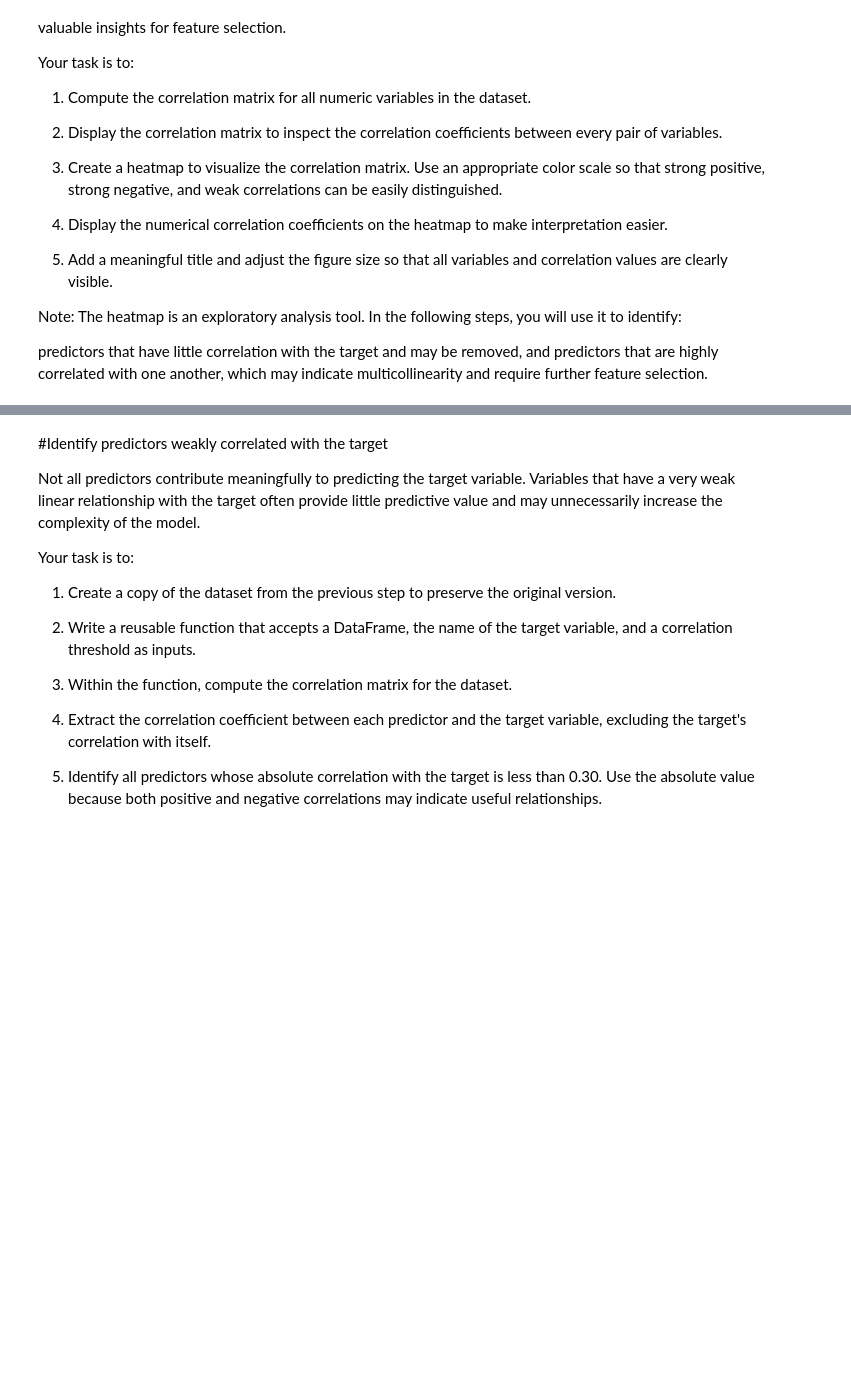
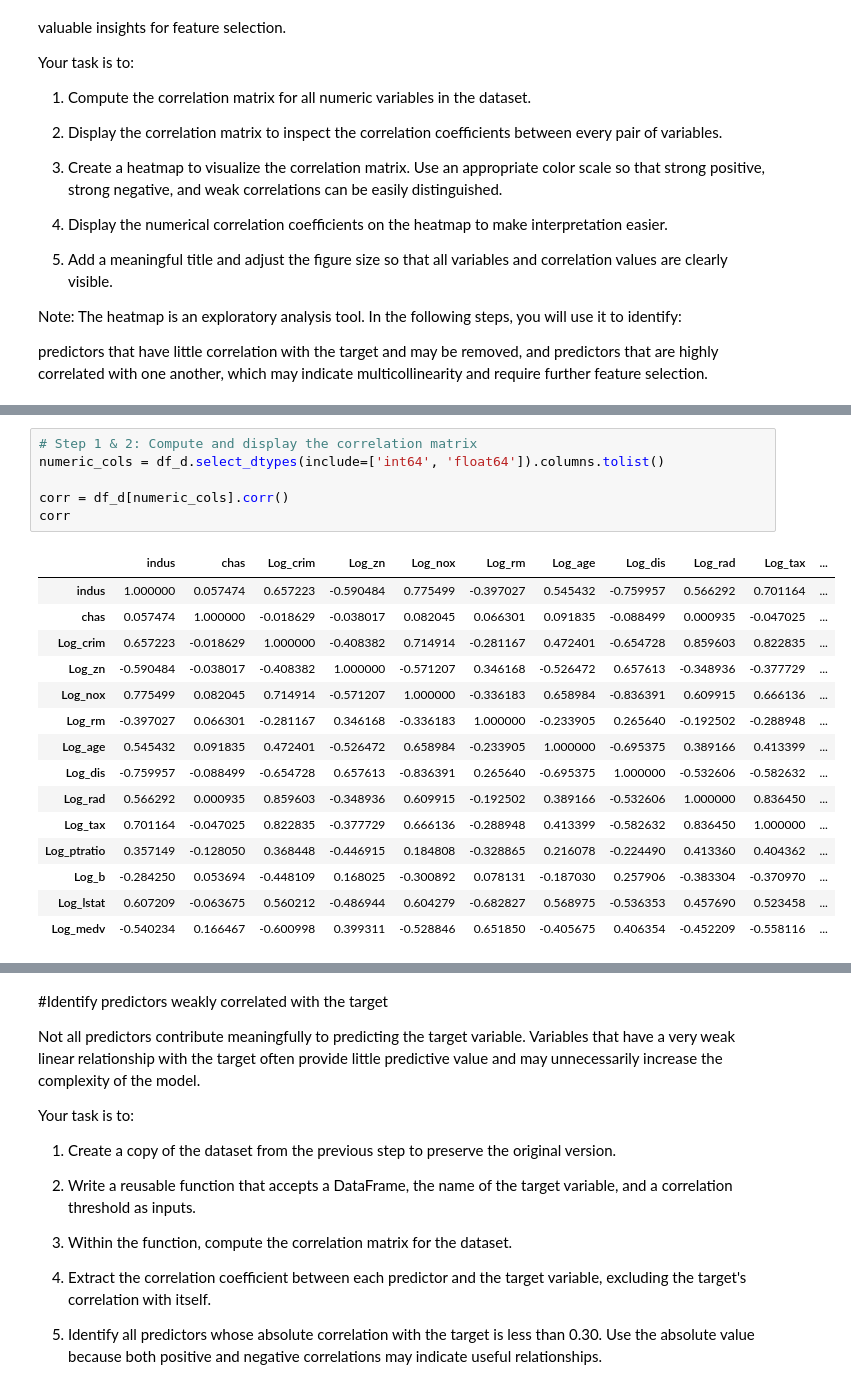
Before and after one commit to JoseAlberto88/Predictive-Analytics-, a Jupyter notebook: DAMO510_Module_03_in_Class_Activity_StarterCode.ipynb, the cells around one changed output, grey strips where cells are left out. Saved outputs shown, nothing was run; the diff lists cells and outputs as text; blank space fills up the shorter version.

```diff
--- a/DAMO510_Module_03_in_Class_Activity_StarterCode.ipynb
+++ b/DAMO510_Module_03_in_Class_Activity_StarterCode.ipynb
@@ -741,0 +779,22 @@ predictors that have little correlation with the target and may be removed, and
+# %%
+# Step 1 & 2: Compute and display the correlation matrix
+numeric_cols = df_d.select_dtypes(include=['int64', 'float64']).columns.tolist()
+
+corr = df_d[numeric_cols].corr()
+corr
+# %% [output]
+|  | indus | chas | Log_crim | Log_zn | Log_nox | Log_rm | Log_age | Log_dis | Log_rad | Log_tax | ... |
+| indus | 1.000000 | 0.057474 | 0.657223 | -0.590484 | 0.775499 | -0.397027 | 0.545432 | -0.759957 | 0.566292 | 0.701164 | ... |
+| chas | 0.057474 | 1.000000 | -0.018629 | -0.038017 | 0.082045 | 0.066301 | 0.091835 | -0.088499 | 0.000935 | -0.047025 | ... |
+| Log_crim | 0.657223 | -0.018629 | 1.000000 | -0.408382 | 0.714914 | -0.281167 | 0.472401 | -0.654728 | 0.859603 | 0.822835 | ... |
+| Log_zn | -0.590484 | -0.038017 | -0.408382 | 1.000000 | -0.571207 | 0.346168 | -0.526472 | 0.657613 | -0.348936 | -0.377729 | ... |
+| Log_nox | 0.775499 | 0.082045 | 0.714914 | -0.571207 | 1.000000 | -0.336183 | 0.658984 | -0.836391 | 0.609915 | 0.666136 | ... |
+| Log_rm | -0.397027 | 0.066301 | -0.281167 | 0.346168 | -0.336183 | 1.000000 | -0.233905 | 0.265640 | -0.192502 | -0.288948 | ... |
+| Log_age | 0.545432 | 0.091835 | 0.472401 | -0.526472 | 0.658984 | -0.233905 | 1.000000 | -0.695375 | 0.389166 | 0.413399 | ... |
+| Log_dis | -0.759957 | -0.088499 | -0.654728 | 0.657613 | -0.836391 | 0.265640 | -0.695375 | 1.000000 | -0.532606 | -0.582632 | ... |
+| Log_rad | 0.566292 | 0.000935 | 0.859603 | -0.348936 | 0.609915 | -0.192502 | 0.389166 | -0.532606 | 1.000000 | 0.836450 | ... |
+| Log_tax | 0.701164 | -0.047025 | 0.822835 | -0.377729 | 0.666136 | -0.288948 | 0.413399 | -0.582632 | 0.836450 | 1.000000 | ... |
+| Log_ptratio | 0.357149 | -0.128050 | 0.368448 | -0.446915 | 0.184808 | -0.328865 | 0.216078 | -0.224490 | 0.413360 | 0.404362 | ... |
+| Log_b | -0.284250 | 0.053694 | -0.448109 | 0.168025 | -0.300892 | 0.078131 | -0.187030 | 0.257906 | -0.383304 | -0.370970 | ... |
+| Log_lstat | 0.607209 | -0.063675 | 0.560212 | -0.486944 | 0.604279 | -0.682827 | 0.568975 | -0.536353 | 0.457690 | 0.523458 | ... |
+| Log_medv | -0.540234 | 0.166467 | -0.600998 | 0.399311 | -0.528846 | 0.651850 | -0.405675 | 0.406354 | -0.452209 | -0.558116 | ... |
```
Also changed, not shown: parts of 4 cells of this notebook.
